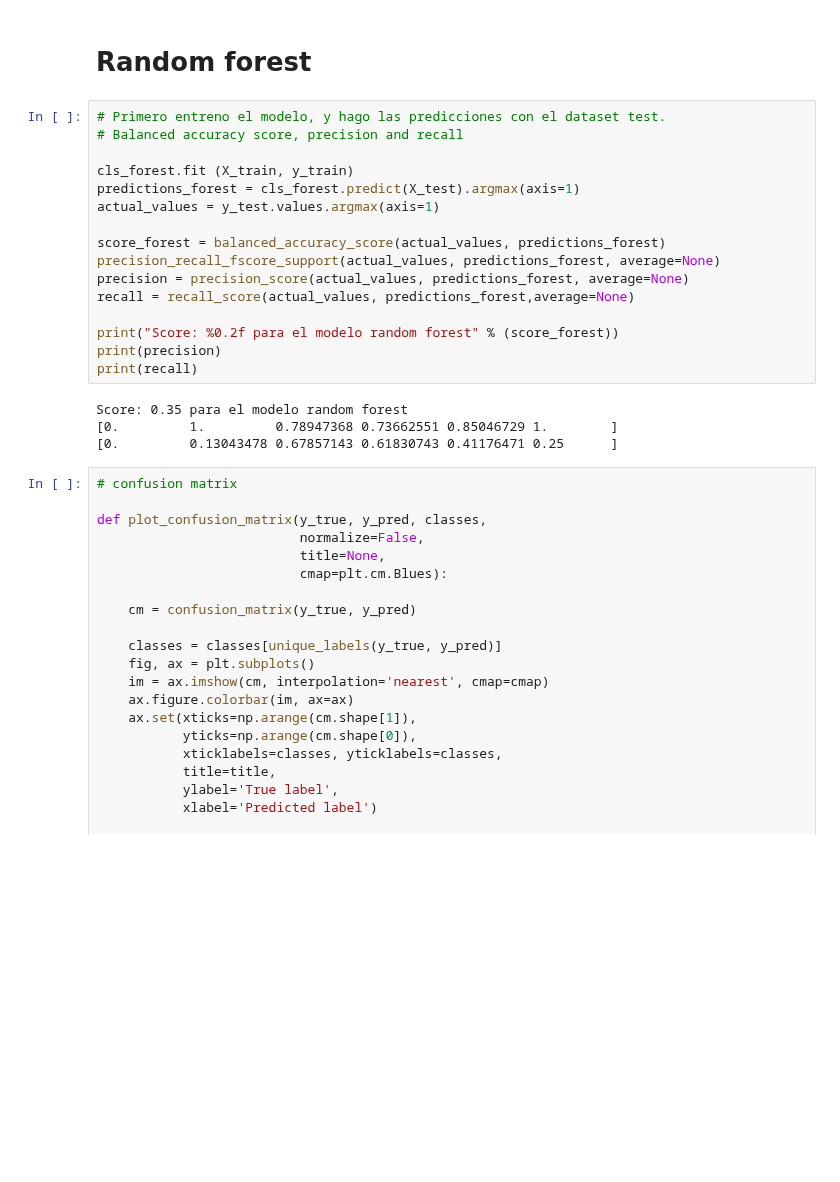
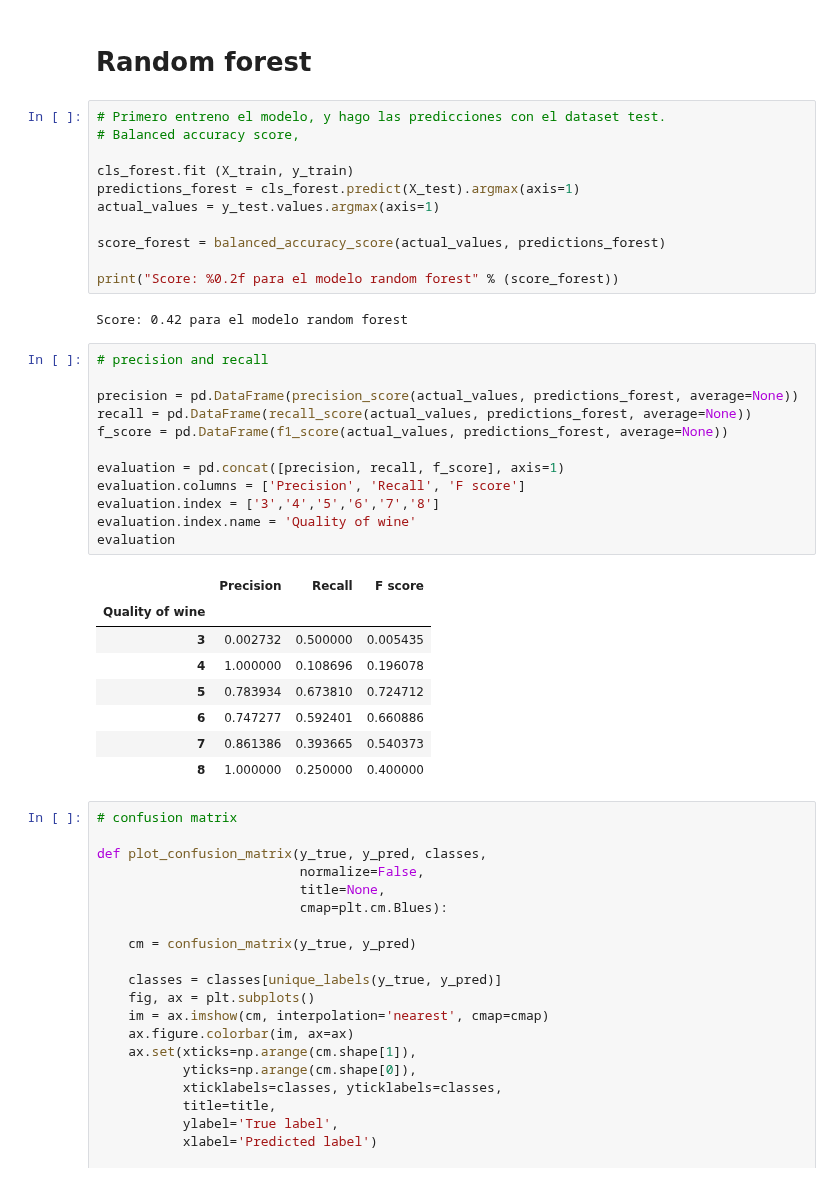
Before and after one commit to Paulapr/datamad0119, a Jupyter notebook: module-3/supervised-learning-project/your-code/Supervised learning project.ipynb, the cells around one changed output. Saved outputs shown, nothing was run; the diff lists cells and outputs as text; blank space fills up the shorter version.

```diff
--- a/module-3/supervised-learning-project/your-code/Supervised learning project.ipynb
+++ b/module-3/supervised-learning-project/your-code/Supervised learning project.ipynb
@@ -285,24 +285,38 @@ from itertools import cycle
 # Random forest
 # %%
 # Primero entreno el modelo, y hago las predicciones con el dataset test.
-# Balanced accuracy score, precision and recall
+# Balanced accuracy score,
 
 cls_forest.fit (X_train, y_train)
 predictions_forest = cls_forest.predict(X_test).argmax(axis=1)
 actual_values = y_test.values.argmax(axis=1)
 
 score_forest = balanced_accuracy_score(actual_values, predictions_forest)
-precision_recall_fscore_support(actual_values, predictions_forest, average=None)
-precision = precision_score(actual_values, predictions_forest, average=None)
-recall = recall_score(actual_values, predictions_forest,average=None)
 
 print("Score: %0.2f para el modelo random forest" % (score_forest))
-print(precision)
-print(recall)
 # %% [output]
-Score: 0.35 para el modelo random forest
-[0.         1.         0.78947368 0.73662551 0.85046729 1.        ]
-[0.         0.13043478 0.67857143 0.61830743 0.41176471 0.25      ]
+Score: 0.42 para el modelo random forest
+# %%
+# precision and recall
+
+precision = pd.DataFrame(precision_score(actual_values, predictions_forest, average=None))
+recall = pd.DataFrame(recall_score(actual_values, predictions_forest, average=None))
+f_score = pd.DataFrame(f1_score(actual_values, predictions_forest, average=None))
+
+evaluation = pd.concat([precision, recall, f_score], axis=1)
+evaluation.columns = ['Precision', 'Recall', 'F score']
+evaluation.index = ['3','4','5','6','7','8']
+evaluation.index.name = 'Quality of wine'
+evaluation
+# %% [output]
+|  | Precision | Recall | F score |
+| Quality of wine |  |  |  |
+| 3 | 0.002732 | 0.500000 | 0.005435 |
+| 4 | 1.000000 | 0.108696 | 0.196078 |
+| 5 | 0.783934 | 0.673810 | 0.724712 |
+| 6 | 0.747277 | 0.592401 | 0.660886 |
+| 7 | 0.861386 | 0.393665 | 0.540373 |
+| 8 | 1.000000 | 0.250000 | 0.400000 |
 # %%
 # confusion matrix
 
```
Also changed, not shown: parts of 3 cells of this notebook.
